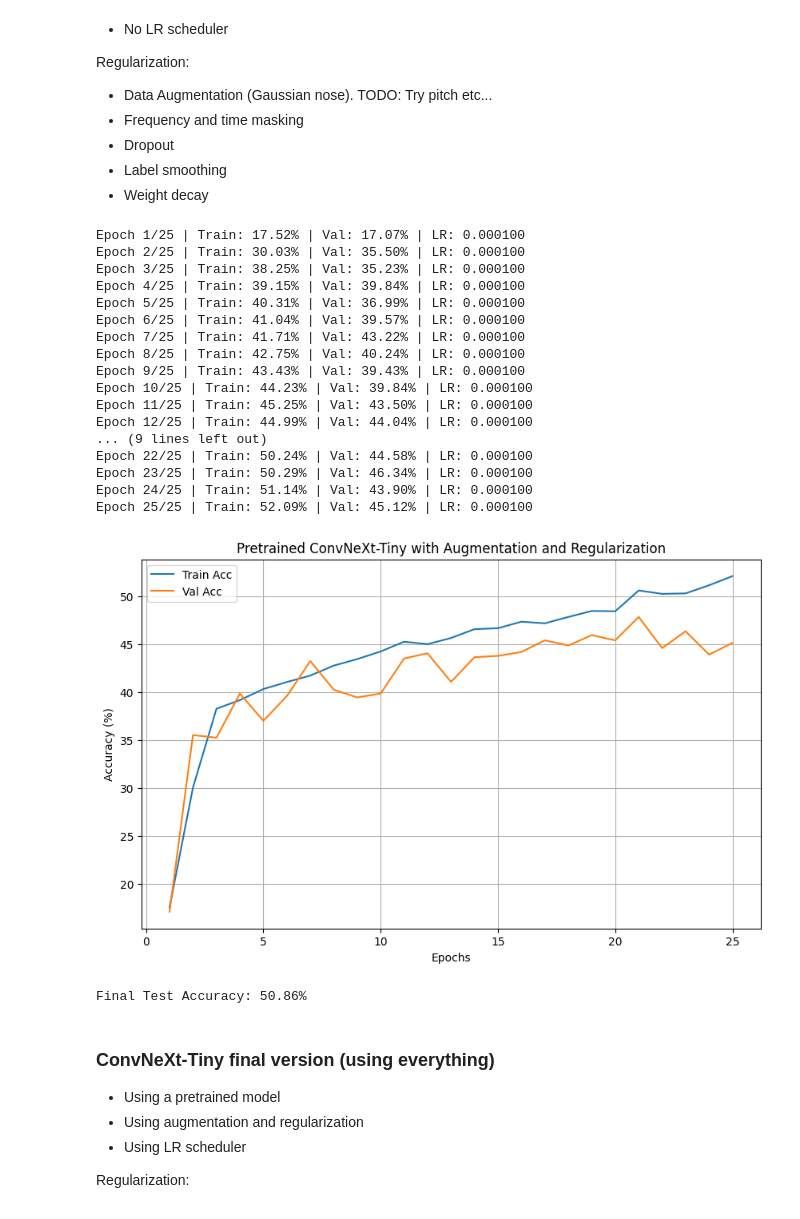
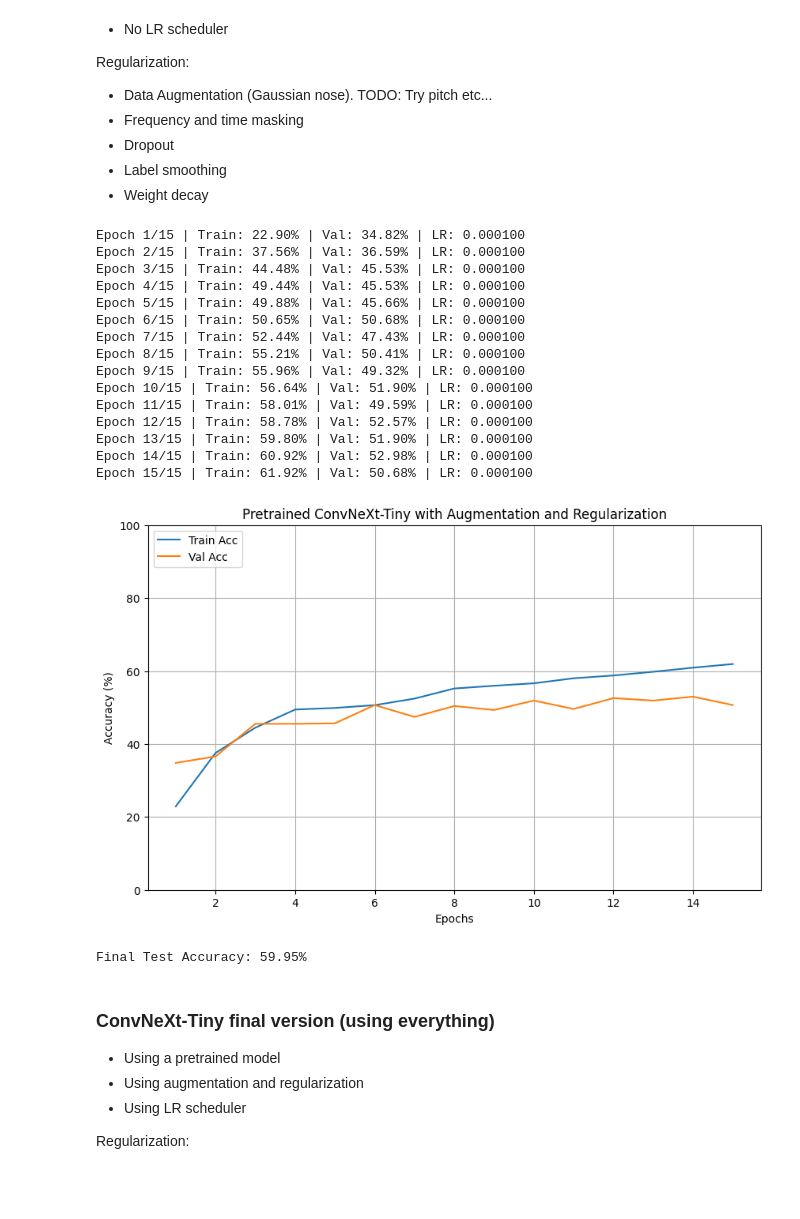
Before and after one commit to kristjan-kostanjsek/SER-deep-learning, a Jupyter notebook: ConvNeXt-Tiny.ipynb, the cells around one changed output. Cells and saved outputs as stored; diff of their text form; code cells hidden in the pictures; blank space fills up the shorter version.

```diff
--- a/ConvNeXt-Tiny.ipynb
+++ b/ConvNeXt-Tiny.ipynb
@@ -93,47 +93,45 @@ Regularization:
 # %%
 train_loader, val_loader, test_loader = build_dataloaders(
     "./features/mel_spectrograms",
     use_augmentation=True,
     add_noise_std=0.005,
     freq_mask_param=15,
     time_mask_param=30
 )
 
 model, criterion, optimizer, scheduler = build_model(
     model_name="convnext_tiny",
     pretrained=True,
     use_regularization=True,
     dropout_rate=0.5,
     label_smoothing=0.1,
     weight_decay=1e-3
 )
 
 history = train_model(model, train_loader, val_loader,
-                      criterion, optimizer, epochs=25)
+                      criterion, optimizer, epochs=15)
 
 plot_history(history, "Pretrained ConvNeXt-Tiny with Augmentation and Regularization")
 
 test_accuracy = evaluate_model(model, test_loader)
 # %% [output]
-Epoch 1/25 | Train: 17.52% | Val: 17.07% | LR: 0.000100
-Epoch 2/25 | Train: 30.03% | Val: 35.50% | LR: 0.000100
-Epoch 3/25 | Train: 38.25% | Val: 35.23% | LR: 0.000100
-Epoch 4/25 | Train: 39.15% | Val: 39.84% | LR: 0.000100
-Epoch 5/25 | Train: 40.31% | Val: 36.99% | LR: 0.000100
-Epoch 6/25 | Train: 41.04% | Val: 39.57% | LR: 0.000100
-Epoch 7/25 | Train: 41.71% | Val: 43.22% | LR: 0.000100
-Epoch 8/25 | Train: 42.75% | Val: 40.24% | LR: 0.000100
-Epoch 9/25 | Train: 43.43% | Val: 39.43% | LR: 0.000100
-Epoch 10/25 | Train: 44.23% | Val: 39.84% | LR: 0.000100
-Epoch 11/25 | Train: 45.25% | Val: 43.50% | LR: 0.000100
-Epoch 12/25 | Train: 44.99% | Val: 44.04% | LR: 0.000100
-... (9 lines left out)
-Epoch 22/25 | Train: 50.24% | Val: 44.58% | LR: 0.000100
-Epoch 23/25 | Train: 50.29% | Val: 46.34% | LR: 0.000100
-Epoch 24/25 | Train: 51.14% | Val: 43.90% | LR: 0.000100
-Epoch 25/25 | Train: 52.09% | Val: 45.12% | LR: 0.000100
+Epoch 1/15 | Train: 22.90% | Val: 34.82% | LR: 0.000100
+Epoch 2/15 | Train: 37.56% | Val: 36.59% | LR: 0.000100
+Epoch 3/15 | Train: 44.48% | Val: 45.53% | LR: 0.000100
+Epoch 4/15 | Train: 49.44% | Val: 45.53% | LR: 0.000100
+Epoch 5/15 | Train: 49.88% | Val: 45.66% | LR: 0.000100
+Epoch 6/15 | Train: 50.65% | Val: 50.68% | LR: 0.000100
+Epoch 7/15 | Train: 52.44% | Val: 47.43% | LR: 0.000100
+Epoch 8/15 | Train: 55.21% | Val: 50.41% | LR: 0.000100
+Epoch 9/15 | Train: 55.96% | Val: 49.32% | LR: 0.000100
+Epoch 10/15 | Train: 56.64% | Val: 51.90% | LR: 0.000100
+Epoch 11/15 | Train: 58.01% | Val: 49.59% | LR: 0.000100
+Epoch 12/15 | Train: 58.78% | Val: 52.57% | LR: 0.000100
+Epoch 13/15 | Train: 59.80% | Val: 51.90% | LR: 0.000100
+Epoch 14/15 | Train: 60.92% | Val: 52.98% | LR: 0.000100
+Epoch 15/15 | Train: 61.92% | Val: 50.68% | LR: 0.000100
-[figure, old version]
+[figure, new version]
-Final Test Accuracy: 50.86%
+Final Test Accuracy: 59.95%
 # %% [markdown]
 ### ConvNeXt-Tiny final version (using everything)
 
```
Also changed, not shown: parts of 3 cells of this notebook, 3 other files.
